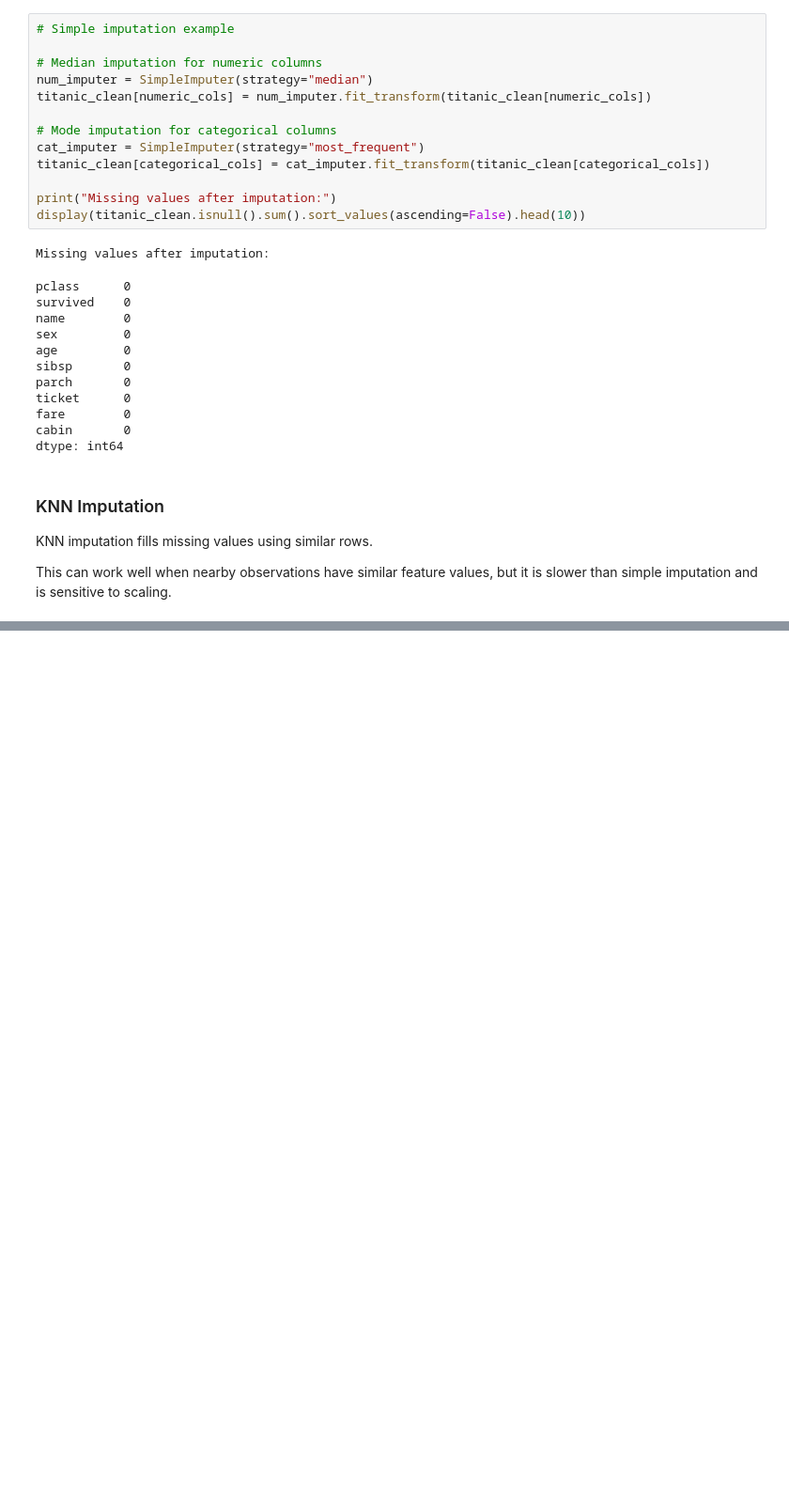
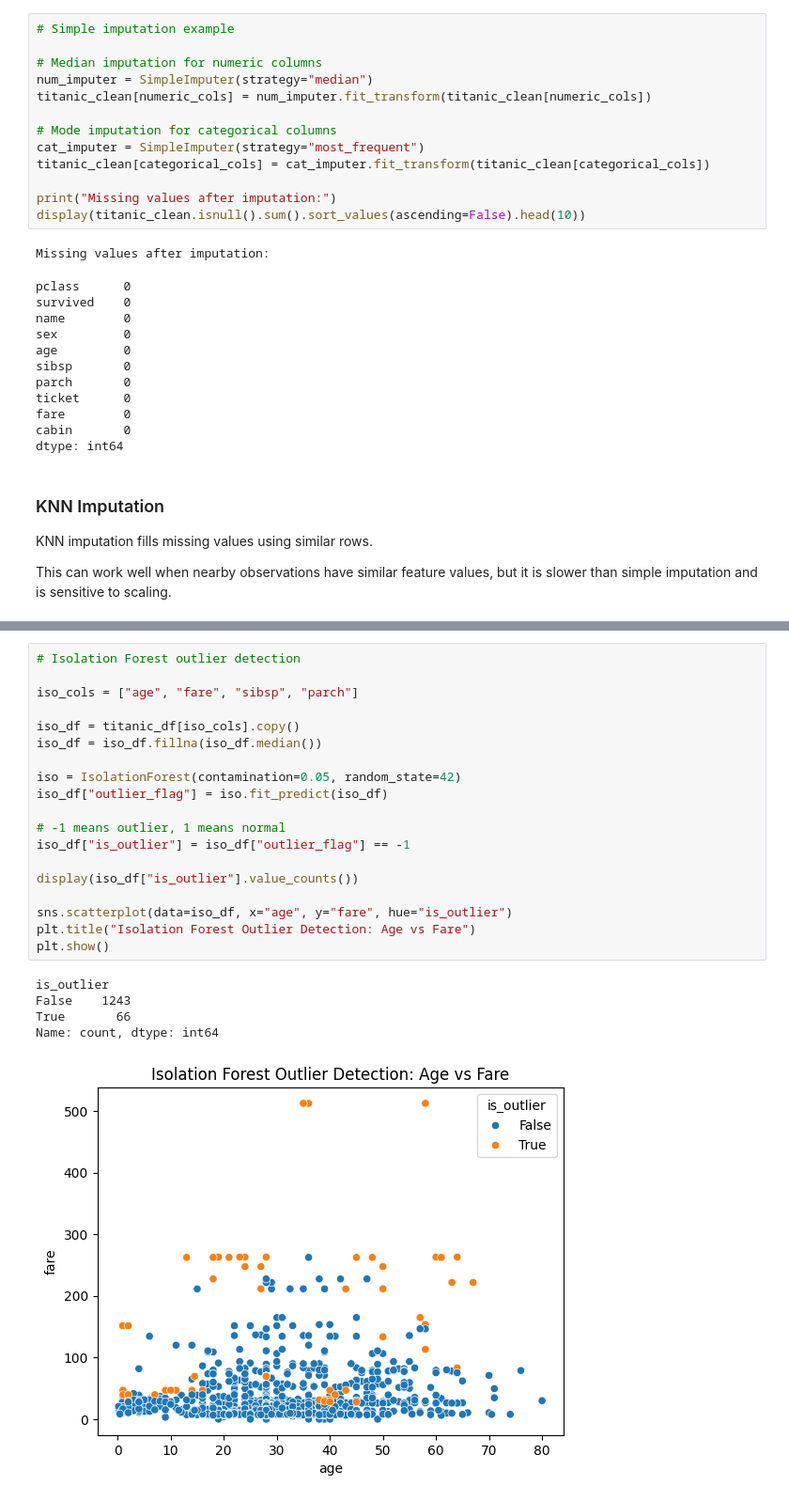
Before and after one commit to ninadparab/Data-Science-and-Machine-Learning-Guides, a Jupyter notebook: Data Cleaning.ipynb, the cells around one changed output, grey strips where cells are left out. Shown at 94% size. Saved outputs shown, nothing was run; the diff lists cells and outputs as text; blank space fills up the shorter version.

```diff
--- a/Data Cleaning.ipynb
+++ b/Data Cleaning.ipynb
@@ -188,0 +277,25 @@ display(titanic_knn_imputed.loc[missing_age_indices].head())
+# %%
+# Isolation Forest outlier detection
+
+iso_cols = ["age", "fare", "sibsp", "parch"]
+
+iso_df = titanic_df[iso_cols].copy()
+iso_df = iso_df.fillna(iso_df.median())
+
+iso = IsolationForest(contamination=0.05, random_state=42)
+iso_df["outlier_flag"] = iso.fit_predict(iso_df)
+
+# -1 means outlier, 1 means normal
+iso_df["is_outlier"] = iso_df["outlier_flag"] == -1
+
+display(iso_df["is_outlier"].value_counts())
+
+sns.scatterplot(data=iso_df, x="age", y="fare", hue="is_outlier")
+plt.title("Isolation Forest Outlier Detection: Age vs Fare")
+plt.show()
+# %% [output]
+is_outlier
+False    1243
+True       66
+Name: count, dtype: int64
+[figure, added]
```
Also changed, not shown: parts of 37 cells of this notebook, 1 other file.
